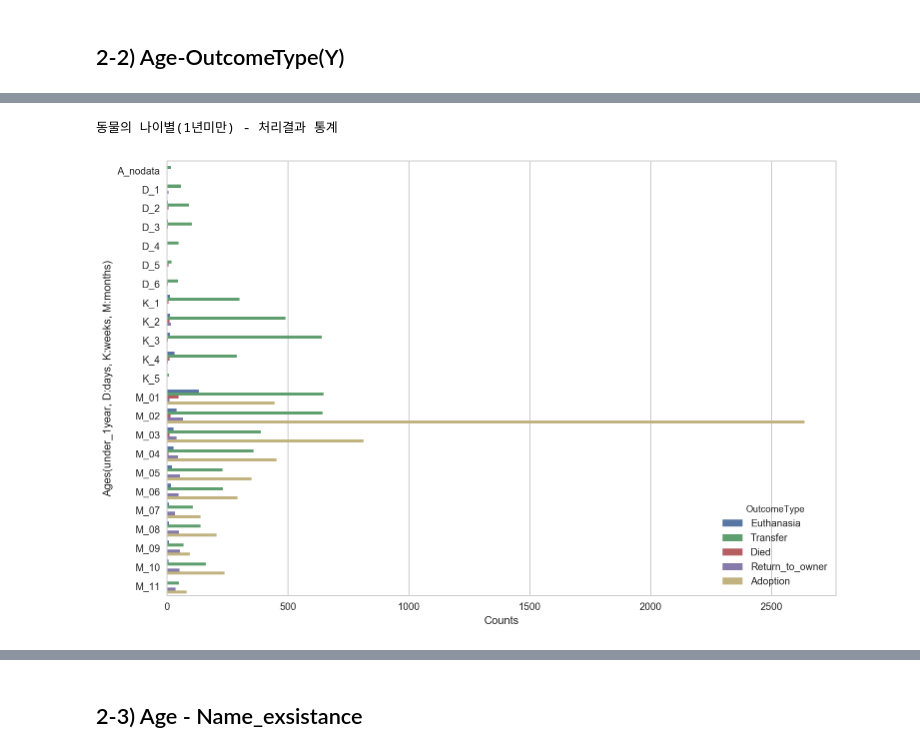
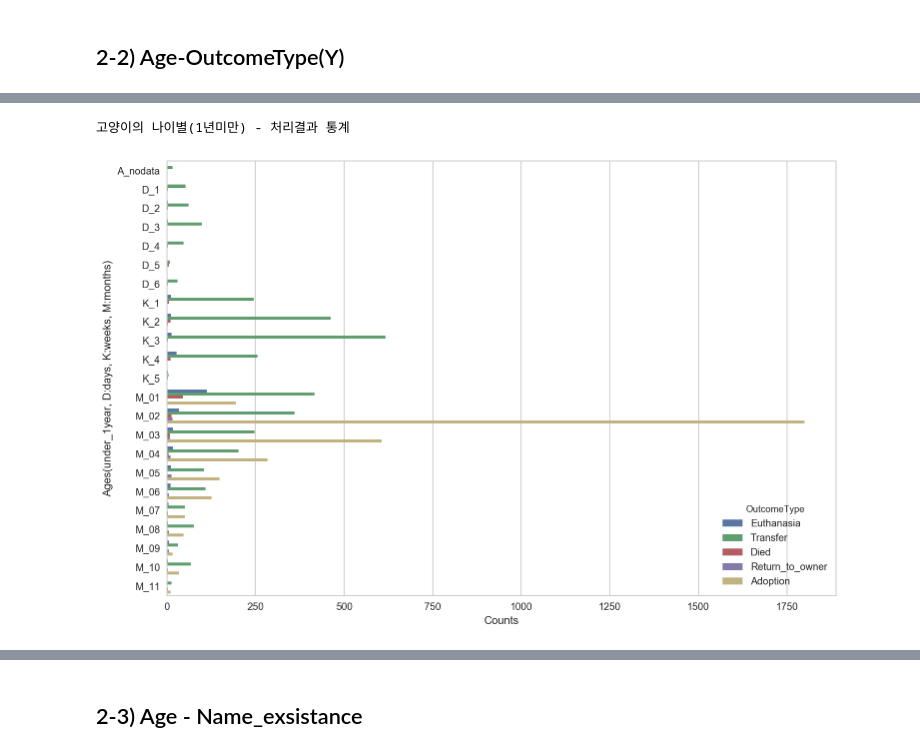
Before and after one commit to brightscannon/Keggle_Shelter_analysis, a Jupyter notebook: 0_shelter_EDA.ipynb, the cells around one changed output, grey strips where cells are left out. Cells and saved outputs as stored; diff of their text form; code cells hidden in the pictures.

```diff
--- a/0_shelter_EDA.ipynb
+++ b/0_shelter_EDA.ipynb
@@ -470,15 +490,15 @@ print("동물의 나이별(년) 개체수 통계 - 처리결과 그래프")
 # %%
 # 위 그래프 정제2 : 1년미만생 통계
 
-sorted_df = df_shelter[df_shelter["Age_yscale"]!="year"].groupby(["Age_code","OutcomeType"]).size().reset_index(name="count")
+sorted_df = df_shelter[df_shelter["Age_yscale"]!="year"].groupby(["Age_code","OutcomeType","AnimalType"]).size().reset_index(name="count")
 sorted_df['Age_code'] = pd.Categorical(sorted_df['Age_code'])
 fig = plt.figure(figsize=(12,8))
-ax = sns.barplot(data = sorted_df, x="count", y="Age_code", hue="OutcomeType")
+ax = sns.barplot(data = sorted_df[sorted_df["AnimalType"]=="Cat"], x="count", y="Age_code", hue="OutcomeType")
 ax.set_xlabel('Counts')
 ax.set_ylabel('Ages(under_1year, D:days, K:weeks, M:months)')
-print("동물의 나이별(1년미만) - 처리결과 통계")
+print("고양이의 나이별(1년미만) - 처리결과 통계")
 # 0은 1년생 미만의 동물개체
 # -1은 나이정보가 없었던 동물
 # %% [output]
-동물의 나이별(1년미만) - 처리결과 통계
+고양이의 나이별(1년미만) - 처리결과 통계
-[figure, old version]
+[figure, new version]
```
Also changed, not shown: parts of 37 cells of this notebook, 2 other files.
